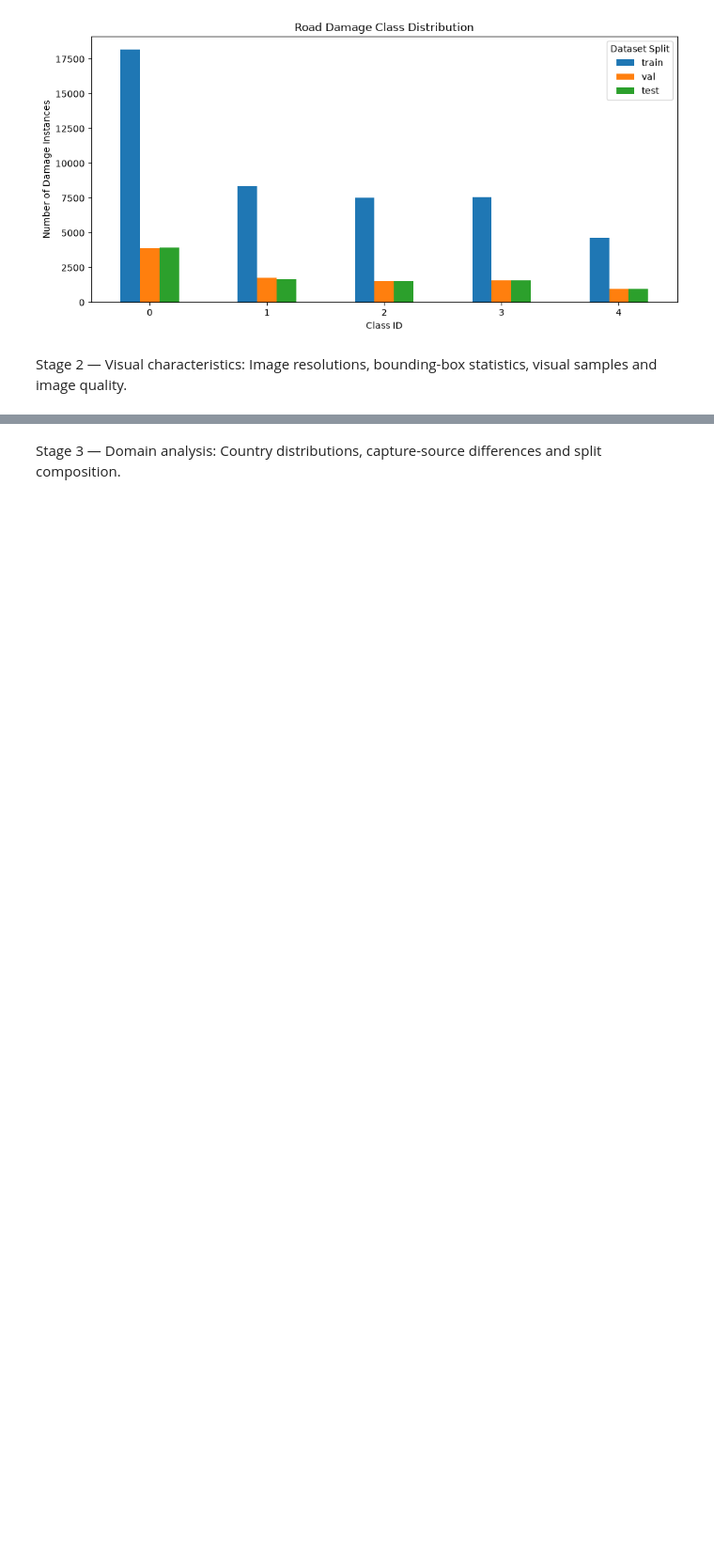
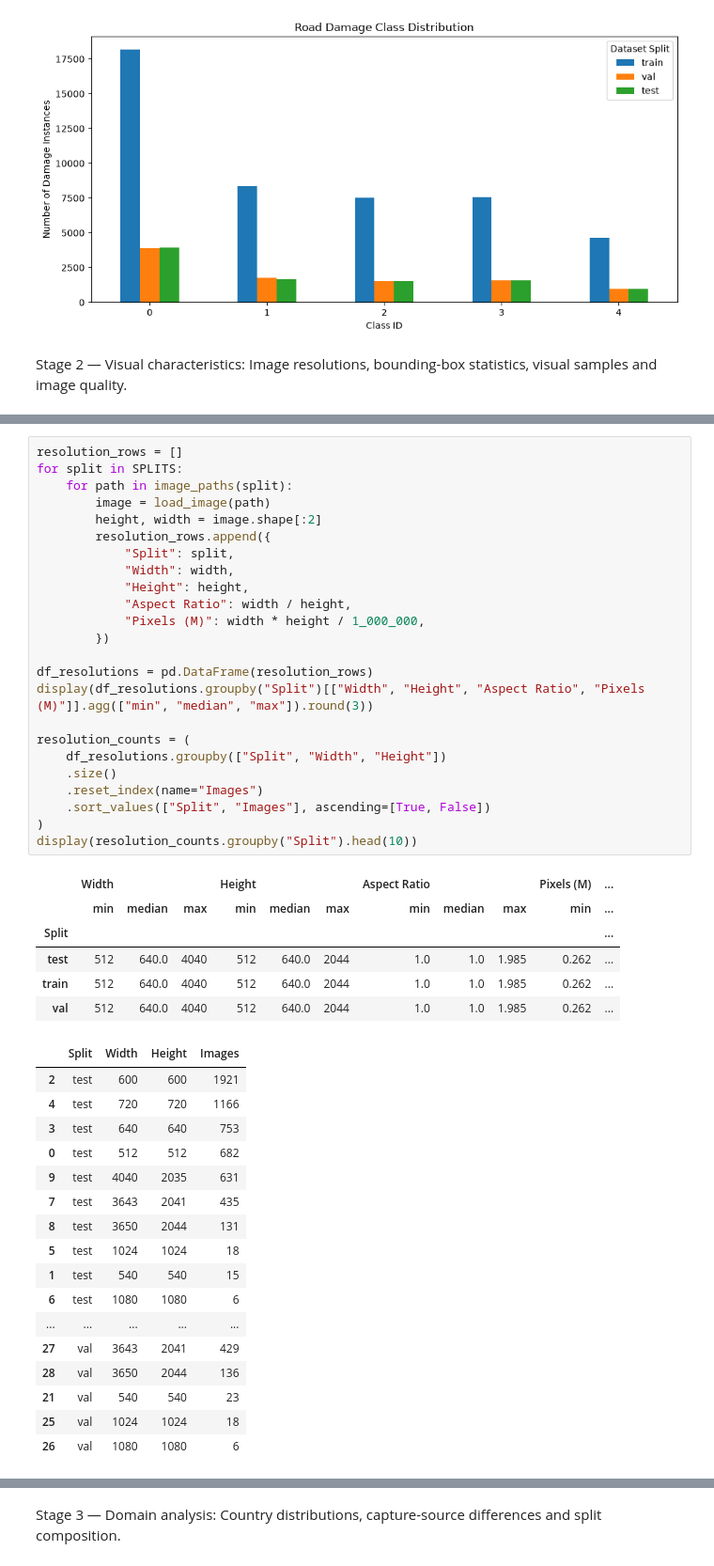
Before and after one commit to dinukadilshan03/RoadLens, a Jupyter notebook: ml/c1/notebooks/data_exploration.ipynb, the cells around one changed output, grey strips where cells are left out. Shown at 94% size. Cells and saved outputs as stored; diff of their text form; blank space fills up the shorter version.

```diff
--- a/ml/c1/notebooks/data_exploration.ipynb
+++ b/ml/c1/notebooks/data_exploration.ipynb
@@ -126,0 +175,48 @@ Image resolutions, bounding-box statistics, visual samples and image quality.
+# %%
+resolution_rows = []
+for split in SPLITS:
+    for path in image_paths(split):
+        image = load_image(path)
+        height, width = image.shape[:2]
+        resolution_rows.append({
+            "Split": split,
+            "Width": width,
+            "Height": height,
+            "Aspect Ratio": width / height,
+            "Pixels (M)": width * height / 1_000_000,
+        })
+
+df_resolutions = pd.DataFrame(resolution_rows)
+display(df_resolutions.groupby("Split")[["Width", "Height", "Aspect Ratio", "Pixels (M)"]].agg(["min", "median", "max"]).round(3))
+
+resolution_counts = (
+    df_resolutions.groupby(["Split", "Width", "Height"])
+    .size()
+    .reset_index(name="Images")
+    .sort_values(["Split", "Images"], ascending=[True, False])
+)
+display(resolution_counts.groupby("Split").head(10))
+# %% [output]
+|  | Width |  |  | Height |  |  | Aspect Ratio |  |  | Pixels (M) | ... |
+|  | min | median | max | min | median | max | min | median | max | min | ... |
+| Split |  |  |  |  |  |  |  |  |  |  | ... |
+| test | 512 | 640.0 | 4040 | 512 | 640.0 | 2044 | 1.0 | 1.0 | 1.985 | 0.262 | ... |
+| train | 512 | 640.0 | 4040 | 512 | 640.0 | 2044 | 1.0 | 1.0 | 1.985 | 0.262 | ... |
+| val | 512 | 640.0 | 4040 | 512 | 640.0 | 2044 | 1.0 | 1.0 | 1.985 | 0.262 | ... |
+|  | Split | Width | Height | Images |
+| 2 | test | 600 | 600 | 1921 |
+| 4 | test | 720 | 720 | 1166 |
+| 3 | test | 640 | 640 | 753 |
+| 0 | test | 512 | 512 | 682 |
+| 9 | test | 4040 | 2035 | 631 |
+| 7 | test | 3643 | 2041 | 435 |
+| 8 | test | 3650 | 2044 | 131 |
+| 5 | test | 1024 | 1024 | 18 |
+| 1 | test | 540 | 540 | 15 |
+| 6 | test | 1080 | 1080 | 6 |
+| ... | ... | ... | ... | ... |
+| 27 | val | 3643 | 2041 | 429 |
+| 28 | val | 3650 | 2044 | 136 |
+| 21 | val | 540 | 540 | 23 |
+| 25 | val | 1024 | 1024 | 18 |
+| 26 | val | 1080 | 1080 | 6 |
```
Also changed, not shown: parts of 9 cells of this notebook.
